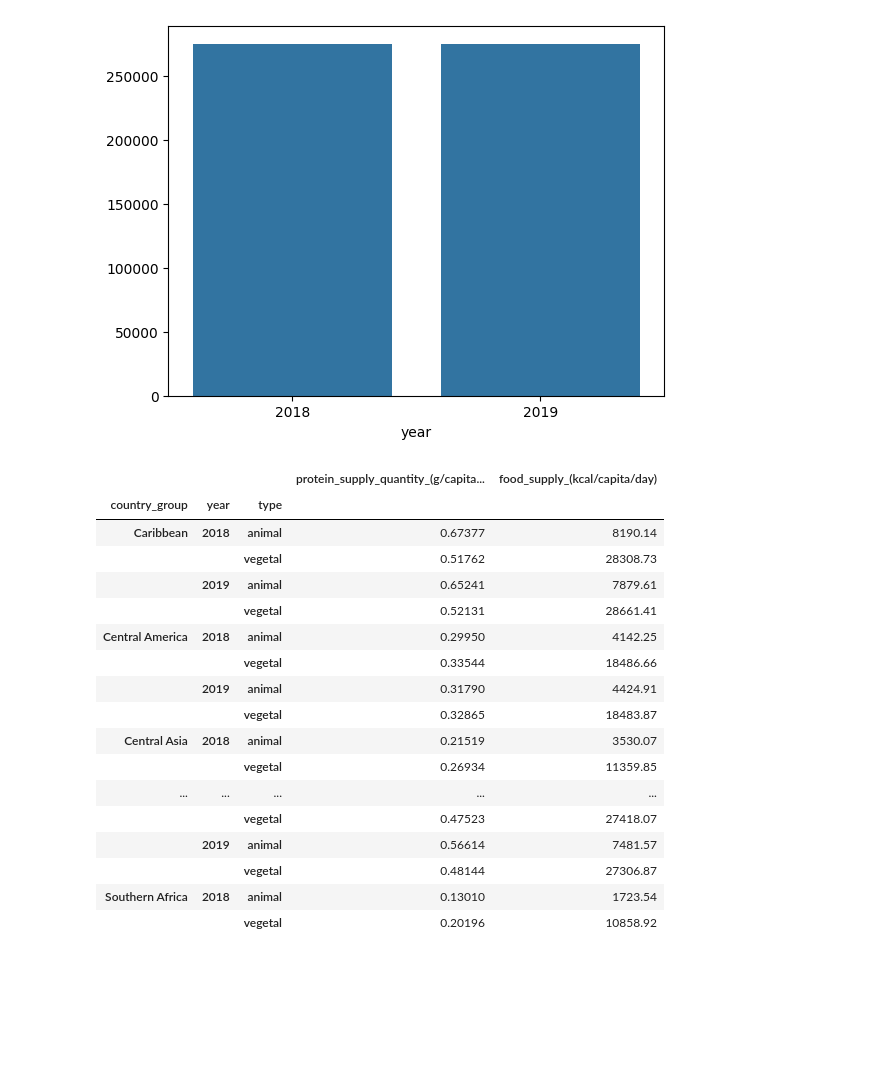
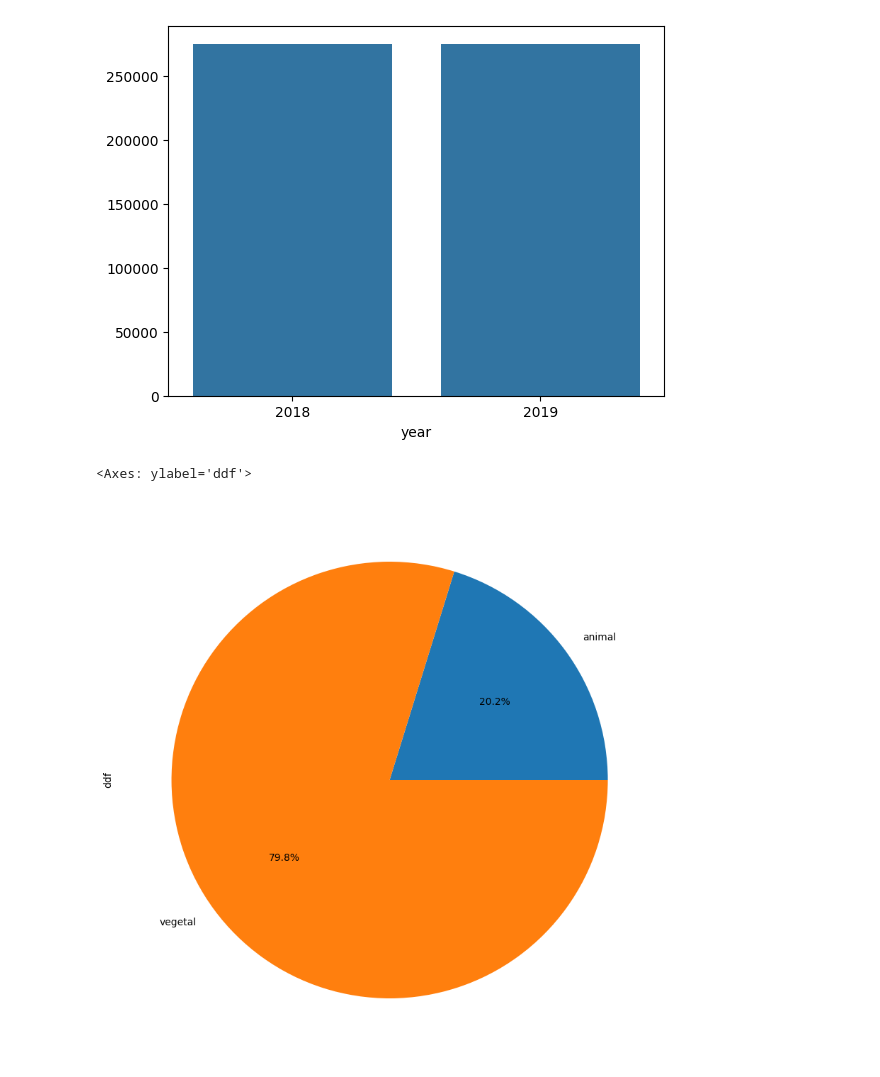
Before and after one commit to t7bo/projet-brief-pandas, a Jupyter notebook: deb.ipynb, the cells around one changed output. Drawn from its saved outputs; the diff is of its cells as text; code cells hidden in the pictures; blank space fills up the shorter version.

```diff
--- a/deb.ipynb
+++ b/deb.ipynb
@@ -732,28 +732,14 @@ sns.barplot(x = 'year', y = total, data=final_df)
 # %%
 result = final_df.groupby(['country_group','year','type'])[['protein_supply_quantity_(g/capita/day)','food_supply_(kcal/capita/day)']].sum()
 
 result['protein_supply_quantity_(g/capita/day)'] = result['protein_supply_quantity_(g/capita/day)']*10**-3
 result.rename(columns={'protein_supply_quantity_(g/capita/day)' : 'protein_supply_quantity_(kg/capita/day'})
 
 result.head(50)
-
-#final_df.plot.pie(y = "type", ylabel='ddf', figsize = (10,10), autopct = lambda x: str(round(x, 1)) + "%")
+r = result.groupby('type')['food_supply_(kcal/capita/day)'].sum()
+r
+b = r.plot.pie(y = r, ylabel='ddf', figsize = (10,10), autopct = lambda x: str(round(x, 1)) + "%")
+b
 # %% [output]
-|  |  |  | protein_supply_quantity_(g/capita... | food_supply_(kcal/capita/day) |
-| country_group | year | type |  |  |
-| Caribbean | 2018 | animal | 0.67377 | 8190.14 |
-|  |  | vegetal | 0.51762 | 28308.73 |
-|  | 2019 | animal | 0.65241 | 7879.61 |
-|  |  | vegetal | 0.52131 | 28661.41 |
-| Central America | 2018 | animal | 0.29950 | 4142.25 |
-|  |  | vegetal | 0.33544 | 18486.66 |
-|  | 2019 | animal | 0.31790 | 4424.91 |
-|  |  | vegetal | 0.32865 | 18483.87 |
-| Central Asia | 2018 | animal | 0.21519 | 3530.07 |
-|  |  | vegetal | 0.26934 | 11359.85 |
-| ... | ... | ... | ... | ... |
-|  |  | vegetal | 0.47523 | 27418.07 |
-|  | 2019 | animal | 0.56614 | 7481.57 |
-|  |  | vegetal | 0.48144 | 27306.87 |
-| Southern Africa | 2018 | animal | 0.13010 | 1723.54 |
-|  |  | vegetal | 0.20196 | 10858.92 |
+<Axes: ylabel='ddf'>
+[figure, added]
```
Also changed, not shown: parts of 1 cell of this notebook.
